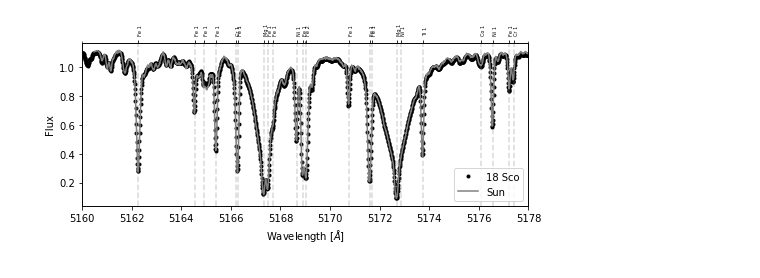
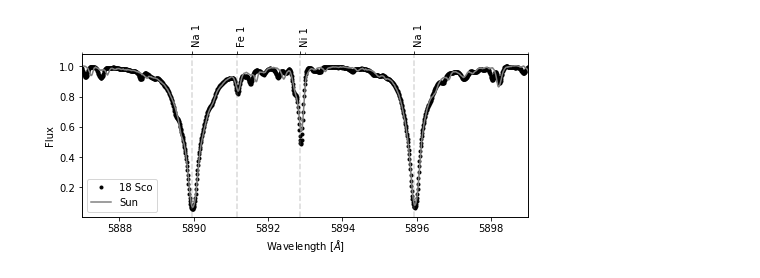
Before and after one commit to bmorris3/sharp, a Jupyter notebook: cnn/compare.ipynb, the cells around one changed output. Saved outputs shown, nothing was run; the diff lists cells and outputs as text; code cells hidden in the pictures.

```diff
--- a/cnn/compare.ipynb
+++ b/cnn/compare.ipynb
@@ -8,8 +8,10 @@ from glob import glob
 archive_18sco = h5py.File("../data/archive_18sco.hdf5", 'r')
 archive_sun = h5py.File("../data/archive.hdf5", 'r')
 # %%
-wl_min = 5160
-wl_max = 5180
+# wl_min = 5160
+# wl_max = 5180
+wl_min = 5850
+wl_max = 5940
 
 class Spectrum(object):
     def __init__(self, wl, fl):
@@ -42,7 +55,7 @@ delta_wavelength = np.median(np.abs(np.diff(spectra_18sco[0].wavelength)))
 for i in range(1, len(spectra_18sco)):
     # Quality filter
 #     if True:
-    if spectra_18sco[i].flux.max() < 1.2:
+    if spectra_18sco[i].flux.max() < 1.5:
         wavelength_shift = dx_18sco[i-1] * delta_wavelength
 
         rolled_spectrum = np.interp(spectra_18sco[0].wavelength,
@@ -63,7 +81,7 @@ delta_wavelength = np.median(np.abs(np.diff(spectra_sun[0].wavelength)))
 for i in range(1, len(spectra_sun)):
     # Quality filter
 #     if True:
-    if spectra_sun[i].flux.max() < 1.2:
+    if spectra_sun[i].flux.max() < 1.5:
         wavelength_shift = dx_sun[i-1] * delta_wavelength
 
         rolled_spectrum = np.interp(spectra_sun[0].wavelength,
@@ -129,23 +147,24 @@ def plot_lines(line_table, axis, n_lines, line_kwargs, upper_xaxis=True):
             return (x-wl_bounds[0])/(wl_bounds[1] - wl_bounds[0])
 
         axis_upper.set_xticks(tick_function(new_ticks))
-        axis_upper.set_xticklabels(new_tick_labels, rotation=90, ha='left', fontsize=5)
+        axis_upper.set_xticklabels(new_tick_labels, rotation=90, ha='left', fontsize=10)
 # %%
 from matplotlib.ticker import MultipleLocator
 
 
 plt.figure(figsize=(8, 3))
 plt.plot(spectra_18sco[0].wavelength - 0.23, coadded_18sco, 'k.', label='18 Sco', rasterized=True)
-plt.plot(spectra_sun[0].wavelength + 0.7 - 0.23, coadded_sun, color='gray', label='Sun', rasterized=True)
-plt.xlim([5160, 5178])
+plt.plot(spectra_sun[0].wavelength + 0.73 - 0.23, coadded_sun, color='gray', label='Sun', rasterized=True)
+# plt.xlim([5160, 5178])
+plt.xlim([wl_min+37, wl_max-41])
 plt.xlabel('Wavelength [$\AA$]')
 plt.ylabel('Flux')
 plt.legend()
 
-plot_lines(table, plt.gca(), 100, dict(ls='--', color='gray', alpha=0.3))
+plot_lines(table, plt.gca(), 4, dict(ls='--', color='gray', alpha=0.3))
 
 plt.gca().xaxis.set_minor_locator(MultipleLocator(0.5))
 plt.ylabel('Flux')
 plt.savefig('../plots/spectra.pdf', bbox_inches='tight', dpi=300)
 # %% [output]
-[figure, old version]
+[figure, new version]
```
Also changed, not shown: parts of 3 cells of this notebook, 5 other files.
